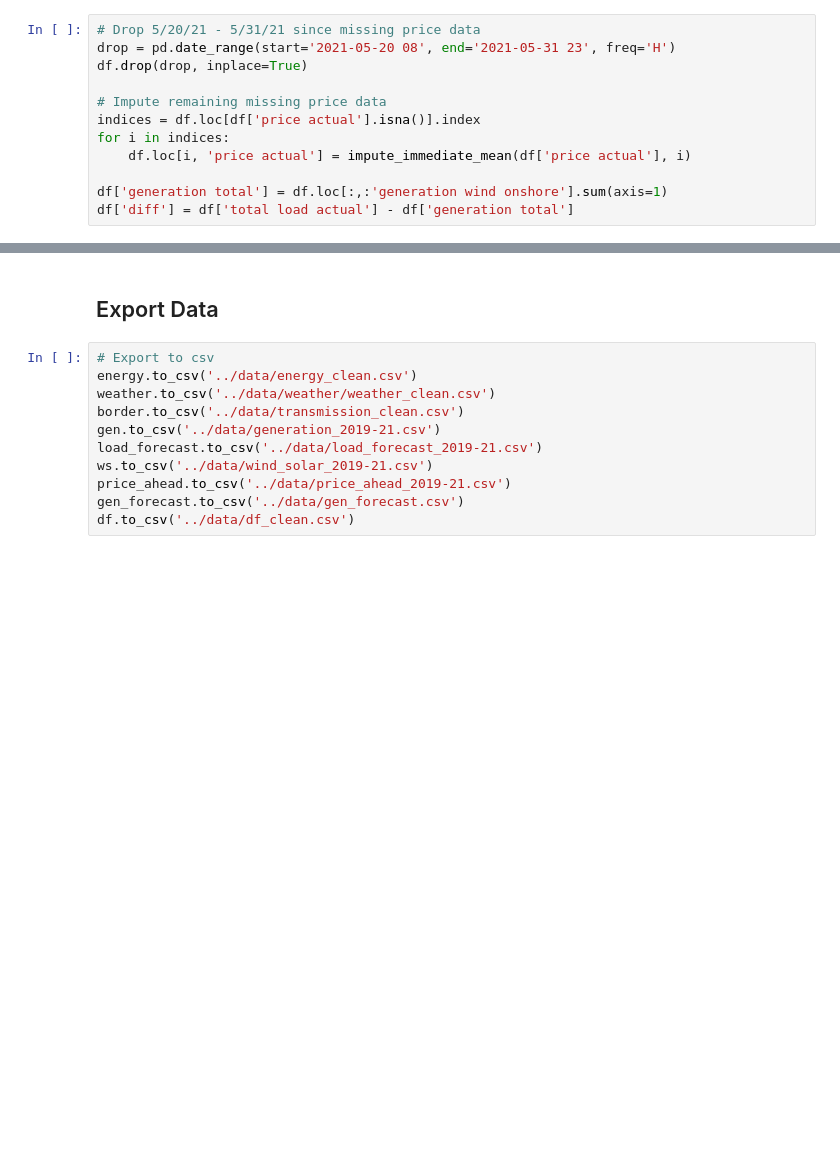
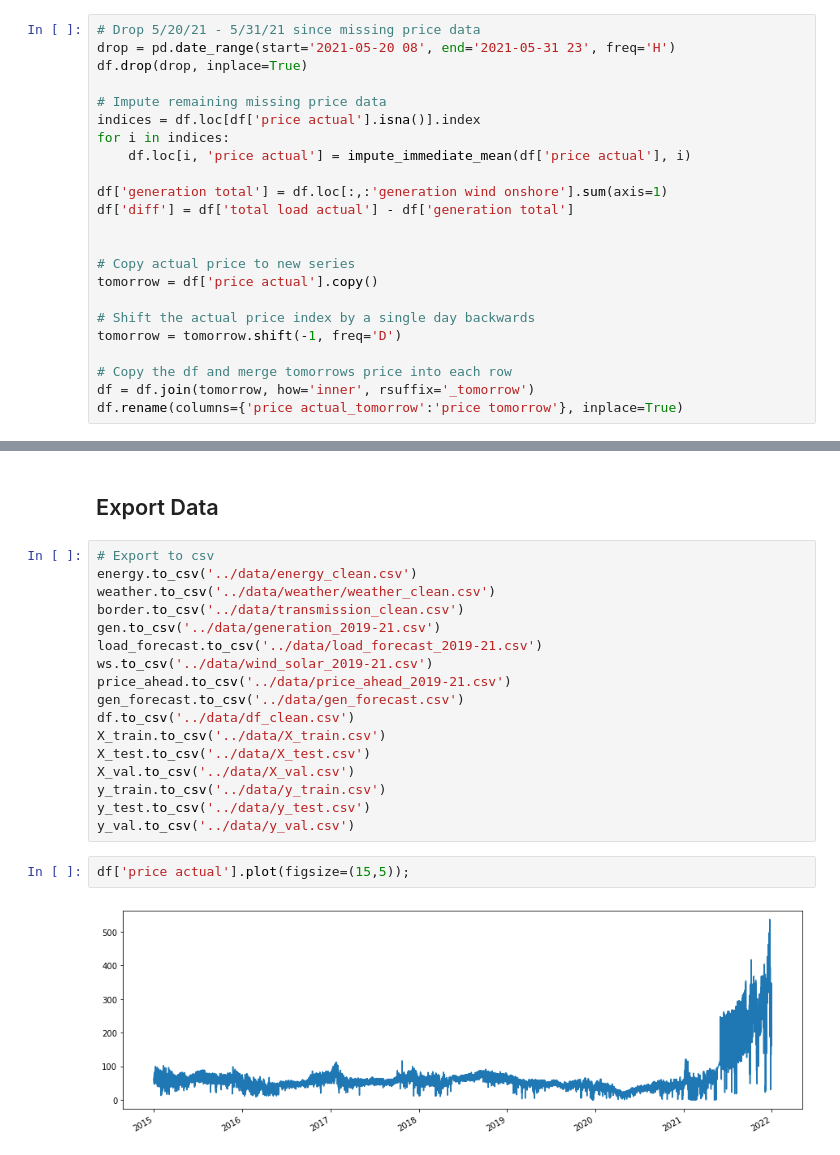
Before and after one commit to EvanHolder/Predicting-Energy-Markets-in-Spain, a Jupyter notebook: scripts/EDA_cleaning.ipynb, the cells around one changed output, grey strips where cells are left out. Saved outputs shown, nothing was run; the diff lists cells and outputs as text; blank space fills up the shorter version.

```diff
--- a/scripts/EDA_cleaning.ipynb
+++ b/scripts/EDA_cleaning.ipynb
@@ -447,3 +450,14 @@ for i in indices:
 
 df['generation total'] = df.loc[:,:'generation wind onshore'].sum(axis=1)
 df['diff'] = df['total load actual'] - df['generation total']
+
+
+# Copy actual price to new series
+tomorrow = df['price actual'].copy()
+
+# Shift the actual price index by a single day backwards
+tomorrow = tomorrow.shift(-1, freq='D')
+
+# Copy the df and merge tomorrows price into each row
+df = df.join(tomorrow, how='inner', rsuffix='_tomorrow')
+df.rename(columns={'price actual_tomorrow':'price tomorrow'}, inplace=True)
@@ -460,3 +486,13 @@ ws.to_csv('../data/wind_solar_2019-21.csv')
 price_ahead.to_csv('../data/price_ahead_2019-21.csv')
 gen_forecast.to_csv('../data/gen_forecast.csv')
 df.to_csv('../data/df_clean.csv')
+X_train.to_csv('../data/X_train.csv')
+X_test.to_csv('../data/X_test.csv')
+X_val.to_csv('../data/X_val.csv')
+y_train.to_csv('../data/y_train.csv')
+y_test.to_csv('../data/y_test.csv')
+y_val.to_csv('../data/y_val.csv')
+# %%
+df['price actual'].plot(figsize=(15,5));
+# %% [output]
+[figure, added]
```
Also changed, not shown: parts of 5 cells of this notebook.
